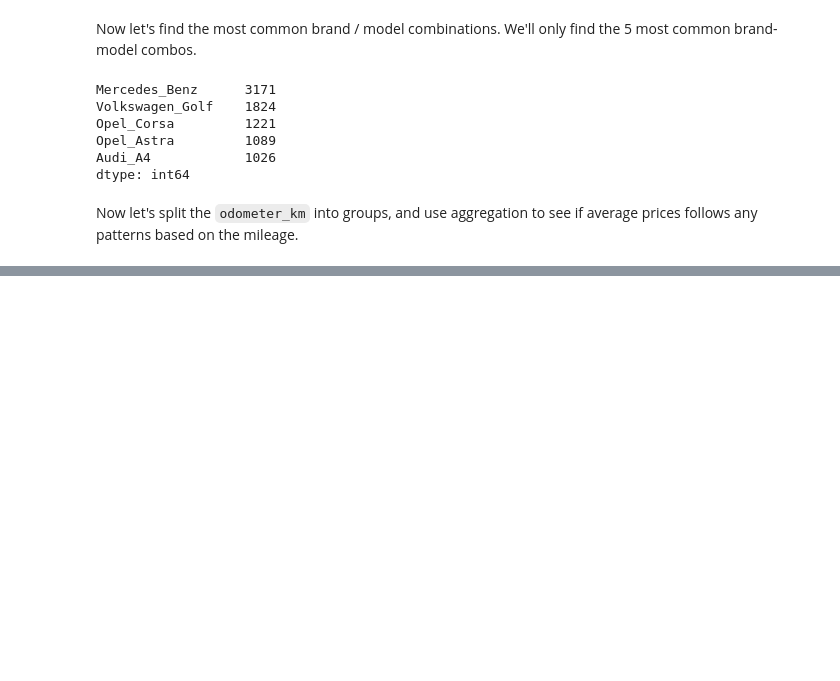
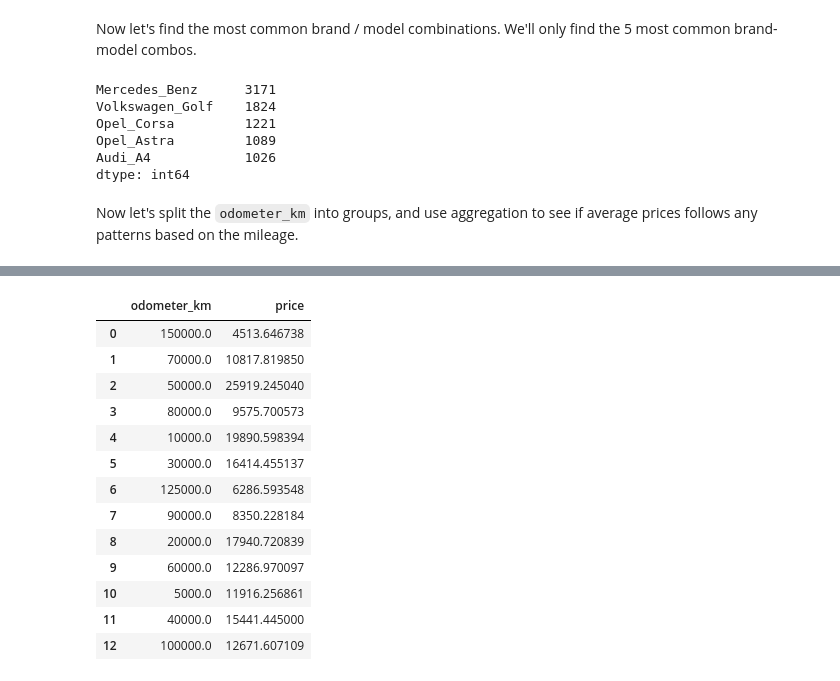
Before and after one commit to ABZ-Aaron/EbayCars-Analysis, a Jupyter notebook: Basics.ipynb, the cells around one changed output, grey strips where cells are left out. Drawn from its saved outputs; the diff is of its cells as text; code cells hidden in the pictures; blank space fills up the shorter version.

```diff
--- a/Basics.ipynb
+++ b/Basics.ipynb
@@ -774,0 +789,25 @@ Now let's split the `odometer_km` into groups, and use aggregation to see if ave
+# %%
+km = dict()
+
+for value in km_groups:
+
+    mean = autos[autos['odometer_km'] == value]['price'].mean()
+    km[value] = mean
+
+km_df = pd.DataFrame(km.items(), columns = ['odometer_km', 'price'])
+km_df
+# %% [output]
+|  | odometer_km | price |
+| 0 | 150000.0 | 4513.646738 |
+| 1 | 70000.0 | 10817.819850 |
+| 2 | 50000.0 | 25919.245040 |
+| 3 | 80000.0 | 9575.700573 |
+| 4 | 10000.0 | 19890.598394 |
+| 5 | 30000.0 | 16414.455137 |
+| 6 | 125000.0 | 6286.593548 |
+| 7 | 90000.0 | 8350.228184 |
+| 8 | 20000.0 | 17940.720839 |
+| 9 | 60000.0 | 12286.970097 |
+| 10 | 5000.0 | 11916.256861 |
+| 11 | 40000.0 | 15441.445000 |
+| 12 | 100000.0 | 12671.607109 |
```
Also changed, not shown: parts of 14 cells of this notebook.
